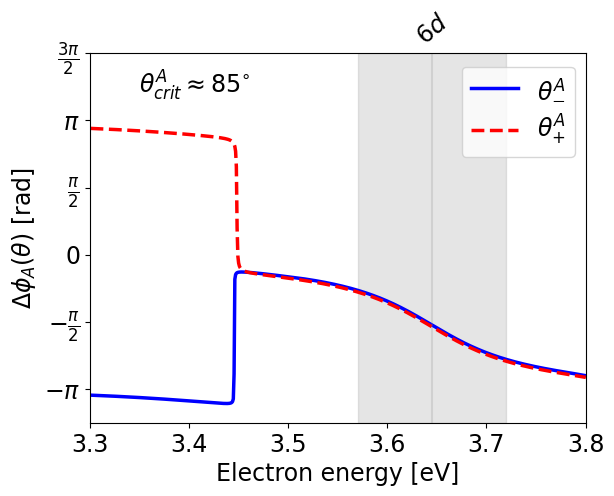
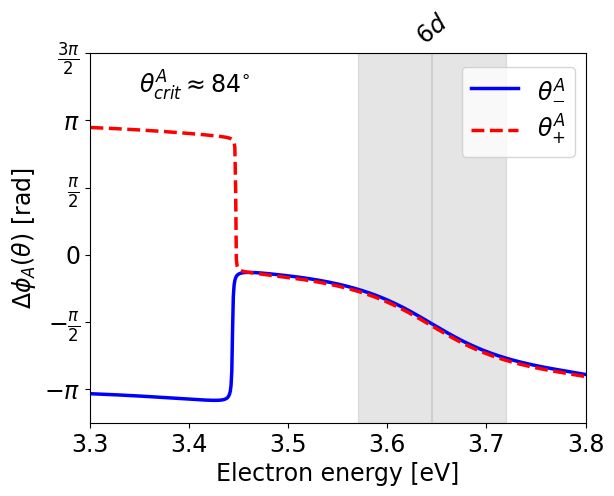
Unified diff of the notebook cell whose output changed from the first chart to the second:
--- before
+++ after
@@ -2,5 +2,5 @@
 
 
-angles = [84, 86]
+angles = [83, 85]
 
 en, phase_ang_a = atomic.get_atomic_phase(
@@ -50,5 +50,5 @@
     plt.plot(en_concat, phase_ang_a_concat[i, :], color=colors[i], linewidth=2.5, linestyle=line_styles[i], label=labels[i])
 
-plt.text(3.35, 1.2 * np.pi, "$\\theta_{crit}^A \\approx 85^{\\circ}$", fontsize=fontsize);
+plt.text(3.35, 1.2 * np.pi, "$\\theta_{crit}^A \\approx 84^{\\circ}$", fontsize=fontsize);
 plt.legend(fontsize=fontsize, loc=(0.75, 0.72));
 

Commit: Added: 1) fitting of the phase model by the region 2) linear extraplations of the emission parh 3) starting code for the two photon integration